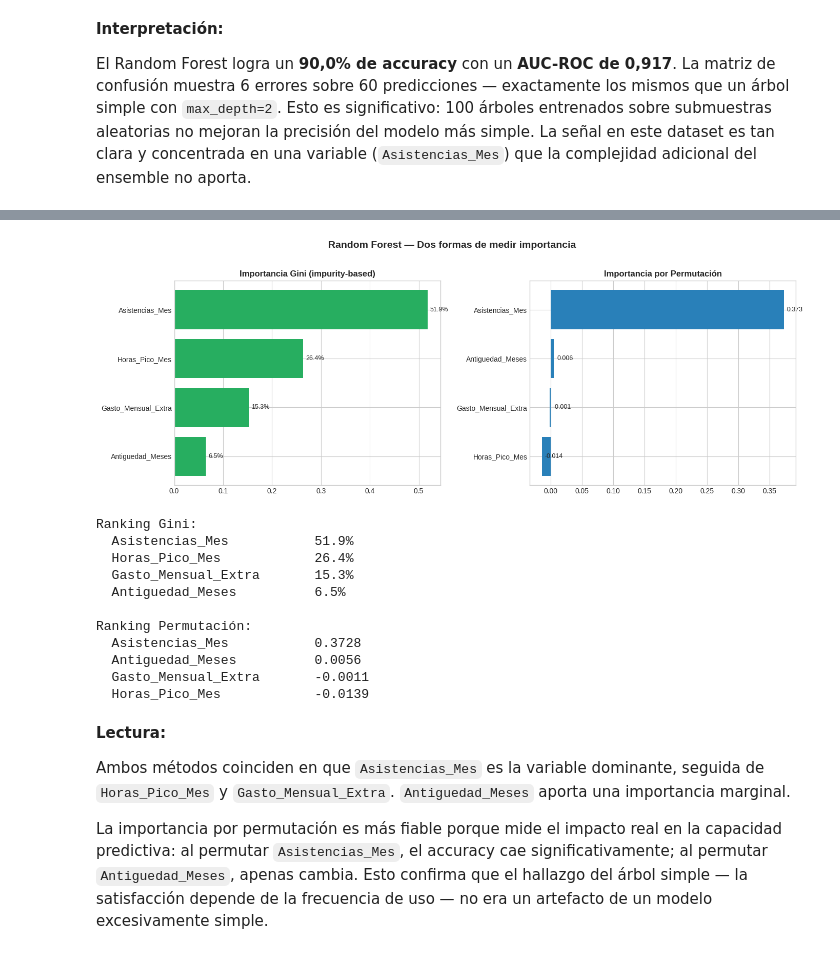
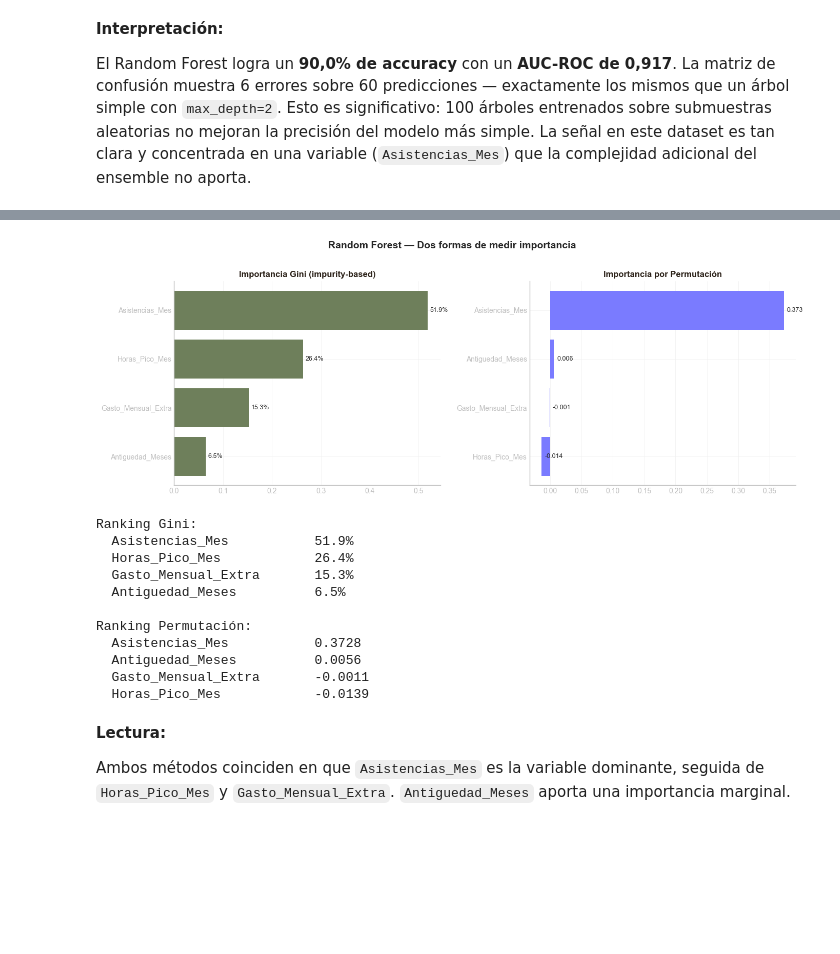
Before and after one commit to BORJAMOME/Data-Analytics-Portfolio, a Jupyter notebook: 03-Machine-Learning/01-supervisado/clasificacion/02-random-forest/notebook.ipynb, the cells around one changed output, grey strips where cells are left out. Saved outputs shown, nothing was run; the diff lists cells and outputs as text; code cells hidden in the pictures; blank space fills up the shorter version.

```diff
--- a/03-Machine-Learning/01-supervisado/clasificacion/02-random-forest/notebook.ipynb
+++ b/03-Machine-Learning/01-supervisado/clasificacion/02-random-forest/notebook.ipynb
@@ -38,11 +22,19 @@ Un Random Forest entrena **100 árboles de decisión independientes**, cada uno
 # %%
+# Librerías base
 import pandas as pd
 import numpy as np
+
+# Visualización
 import matplotlib.pyplot as plt
 import seaborn as sns
 
+# Preprocesamiento
 from sklearn.model_selection import train_test_split, cross_val_score
+
+# Modelos
 from sklearn.ensemble import RandomForestClassifier
+
+# Métricas
 from sklearn.metrics import (
     accuracy_score, precision_score, recall_score, f1_score,
     roc_auc_score, confusion_matrix, classification_report,
@@ -51,4 +43,30 @@ from sklearn.inspection import permutation_importance
 
 plt.style.use("seaborn-v0_8-whitegrid")
 pd.set_option("display.max_columns", None)
+
+# Estilo visual
+PURPLE = '#7a7bff'
+GREEN  = '#6E7F5B'
+RED    = '#C2412E'
+GRAY   = '#F4EFE6'
+INK    = '#2B2118'
+MUTED  = '#bfbfbf'
+
+plt.rcParams.update({
+    'figure.figsize': (10, 5),
+    'figure.dpi': 100,
+    'axes.spines.top': False,
+    'axes.spines.right': False,
+    'axes.edgecolor': MUTED,
+    'axes.labelcolor': INK,
+    'axes.titlesize': 13,
+    'axes.titleweight': 'bold',
+    'axes.titlecolor': INK,
+    'xtick.color': MUTED,
+    'ytick.color': MUTED,
+    'font.family': 'sans-serif',
+    'font.size': 10,
+    'grid.color': '#f0f0f0',
+    'grid.linewidth': 0.5,
+})
 # %% [markdown]
@@ -239,36 +355,36 @@ imp_gini = pd.DataFrame({
 # Importancia por permutación (más robusta)
 perm_result = permutation_importance(rf, X_test, y_test, n_repeats=30, random_state=42)
 imp_perm = pd.DataFrame({
     "feature": X.columns,
     "importance_perm": perm_result.importances_mean
 }).sort_values("importance_perm", ascending=False)
 
 fig, axes = plt.subplots(1, 2, figsize=(14, 5))
 
-axes[0].barh(imp_gini["feature"], imp_gini["importance_gini"], color="#27ae60")
+axes[0].barh(imp_gini["feature"], imp_gini["importance_gini"], color=GREEN)
 for i, v in enumerate(imp_gini["importance_gini"]):
     axes[0].text(v + 0.005, i, f"{v:.1%}", va="center", fontsize=9)
 axes[0].invert_yaxis()
 axes[0].set_title("Importancia Gini (impurity-based)", fontsize=12, fontweight="bold")
 
-axes[1].barh(imp_perm["feature"], imp_perm["importance_perm"], color="#2980b9")
+axes[1].barh(imp_perm["feature"], imp_perm["importance_perm"], color=PURPLE)
 for i, v in enumerate(imp_perm["importance_perm"]):
     axes[1].text(v + 0.005, i, f"{v:.3f}", va="center", fontsize=9)
 axes[1].invert_yaxis()
 axes[1].set_title("Importancia por Permutación", fontsize=12, fontweight="bold")
 
 plt.suptitle("Random Forest — Dos formas de medir importancia", fontsize=14, fontweight="bold", y=1.02)
 plt.tight_layout()
 plt.show()
 
 print("Ranking Gini:")
 for _, row in imp_gini.iterrows():
     print(f"  {row['feature']:25s} {row['importance_gini']:.1%}")
 print("\nRanking Permutación:")
 for _, row in imp_perm.iterrows():
     print(f"  {row['feature']:25s} {row['importance_perm']:.4f}")
 # %% [output]
-[figure, old version]
+[figure, new version]
 Ranking Gini:
   Asistencias_Mes           51.9%
   Horas_Pico_Mes            26.4%
@@ -284,5 +400,3 @@ Ranking Permutación:
 **Lectura:**
 
 Ambos métodos coinciden en que `Asistencias_Mes` es la variable dominante, seguida de `Horas_Pico_Mes` y `Gasto_Mensual_Extra`. `Antiguedad_Meses` aporta una importancia marginal.
-
-La importancia por permutación es más fiable porque mide el impacto real en la capacidad predictiva: al permutar `Asistencias_Mes`, el accuracy cae significativamente; al permutar `Antiguedad_Meses`, apenas cambia. Esto confirma que el hallazgo del árbol simple — la satisfacción depende de la frecuencia de uso — no era un artefacto de un modelo excesivamente simple.
```
Also changed, not shown: parts of 22 cells of this notebook.
